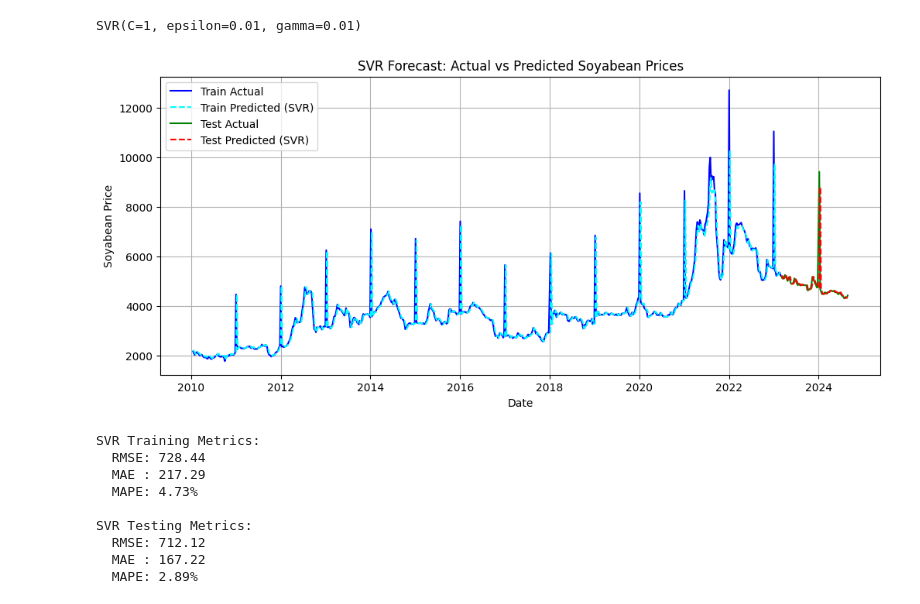
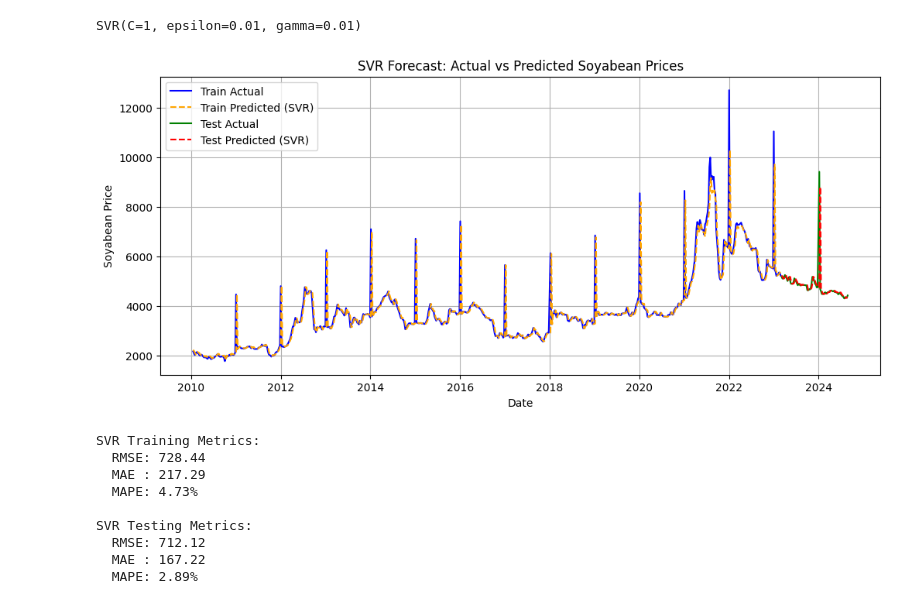
Before and after one commit to B-Manjunatha/Time-Series-Forecasting, a Jupyter notebook: SVR_Model.ipynb, the cells around one changed output. Drawn from its saved outputs; the diff is of its cells as text; code cells hidden in the pictures.

```diff
--- a/SVR_Model.ipynb
+++ b/SVR_Model.ipynb
@@ -126,21 +126,21 @@ test_index = df.index[1+len(train_pred):]
 # %%
 
 # ========================================
 # 9. Plot Actual vs Predicted
 # ========================================
 plt.figure(figsize=(12, 5))
 plt.plot(train_index, y_train, label='Train Actual', color='blue')
-plt.plot(train_index, train_pred, label='Train Predicted (SVR)', linestyle='--', color='cyan')
+plt.plot(train_index, train_pred, label='Train Predicted (SVR)', linestyle='--', color='orange')
 plt.plot(test_index, y_test, label='Test Actual', color='green')
 plt.plot(test_index, test_pred, label='Test Predicted (SVR)', linestyle='--', color='red')
 plt.title('SVR Forecast: Actual vs Predicted Soyabean Prices')
 plt.xlabel('Date')
 plt.ylabel('Soyabean Price')
 plt.legend()
 plt.grid(True)
 plt.show()
 # %% [output]
-[figure, old version]
+[figure, new version]
 # %%
 
 # ======================================================
```
Also changed, not shown: parts of 1 cell of this notebook.
